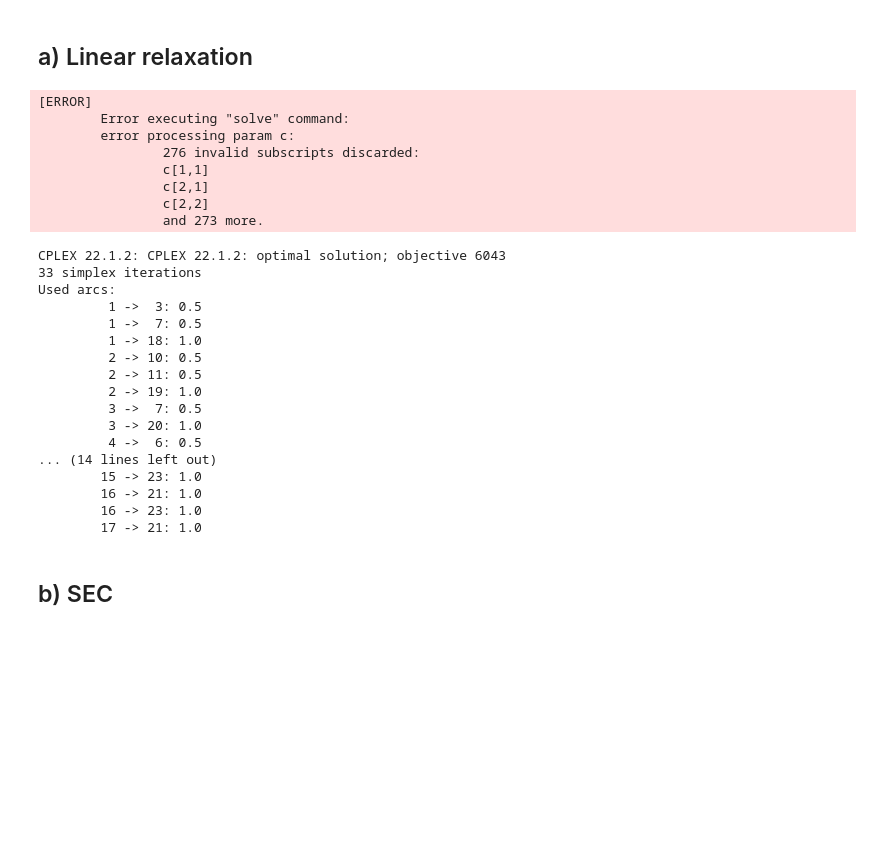
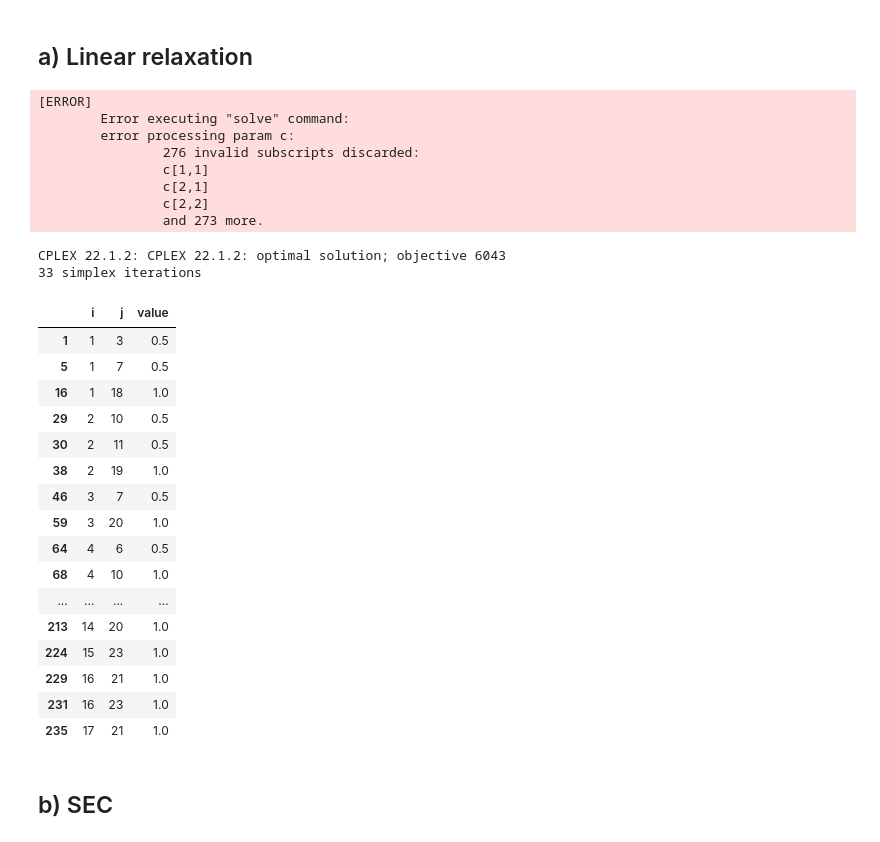
Before and after one commit to Diviloper/MESIO, a Jupyter notebook: mmio/tsp/lower_bounds.ipynb, the cells around one changed output. Saved outputs shown, nothing was run; the diff lists cells and outputs as text; code cells hidden in the pictures; blank space fills up the shorter version.

Commit message:
Add summary

```diff
--- a/mmio/tsp/lower_bounds.ipynb
+++ b/mmio/tsp/lower_bounds.ipynb
@@ -14,44 +31,52 @@ from lower_bounds import (
 )
 # %%
 clear_cuts()
+summary_data = []
+# %%
+def summary_entry(name, arcs, cost) -> list:
+    return [
+        name,
+        cost,
+        sum(not v.is_integer() for v in arcs.values()),
+        connected_components(arcs),
+        is_circuit(arcs),
+    ]
 # %% [markdown]
 ## a) Linear relaxation
 # %%
-arcs = solve_relaxation()
-export_arcs_to_csv(arcs, "./data/relaxation.csv")
-print(
-    "Used arcs:\n\t",
-    "\n\t".join(
-        f"{i:2d} -> {j:2d}: {cost}" for (i, j), cost in arcs.items() if cost > 0
-    ),
-    sep="",
-)
+lr_arcs, lr_cost = solve_relaxation()
+lr_df = arcs_as_dataframe(lr_arcs)
+export_arcs_to_csv(lr_arcs, "./data/relaxation.csv")
+summary_data.append(summary_entry("Base Relaxation", lr_arcs, lr_cost))
+lr_df[lr_df["value"] > 0]
 # %% [output]
 [ERROR]
         Error executing "solve" command:
         error processing param c:
                 276 invalid subscripts discarded:
                 c[1,1]
                 c[2,1]
                 c[2,2]
                 and 273 more.
 CPLEX 22.1.2: CPLEX 22.1.2: optimal solution; objective 6043
 33 simplex iterations
-Used arcs:
-         1 ->  3: 0.5
-         1 ->  7: 0.5
-         1 -> 18: 1.0
-         2 -> 10: 0.5
-         2 -> 11: 0.5
-         2 -> 19: 1.0
-         3 ->  7: 0.5
-         3 -> 20: 1.0
-         4 ->  6: 0.5
-... (14 lines left out)
-        15 -> 23: 1.0
-        16 -> 21: 1.0
-        16 -> 23: 1.0
-        17 -> 21: 1.0
+|  | i | j | value |
+| 1 | 1 | 3 | 0.5 |
+| 5 | 1 | 7 | 0.5 |
+| 16 | 1 | 18 | 1.0 |
+| 29 | 2 | 10 | 0.5 |
+| 30 | 2 | 11 | 0.5 |
+| 38 | 2 | 19 | 1.0 |
+| 46 | 3 | 7 | 0.5 |
+| 59 | 3 | 20 | 1.0 |
+| 64 | 4 | 6 | 0.5 |
+| 68 | 4 | 10 | 1.0 |
+| ... | ... | ... | ... |
+| 213 | 14 | 20 | 1.0 |
+| 224 | 15 | 23 | 1.0 |
+| 229 | 16 | 21 | 1.0 |
+| 231 | 16 | 23 | 1.0 |
+| 235 | 17 | 21 | 1.0 |
 # %% [markdown]
 ## b) SEC
 # %%
```
Also changed, not shown: parts of 20 cells of this notebook, 4 other files.
